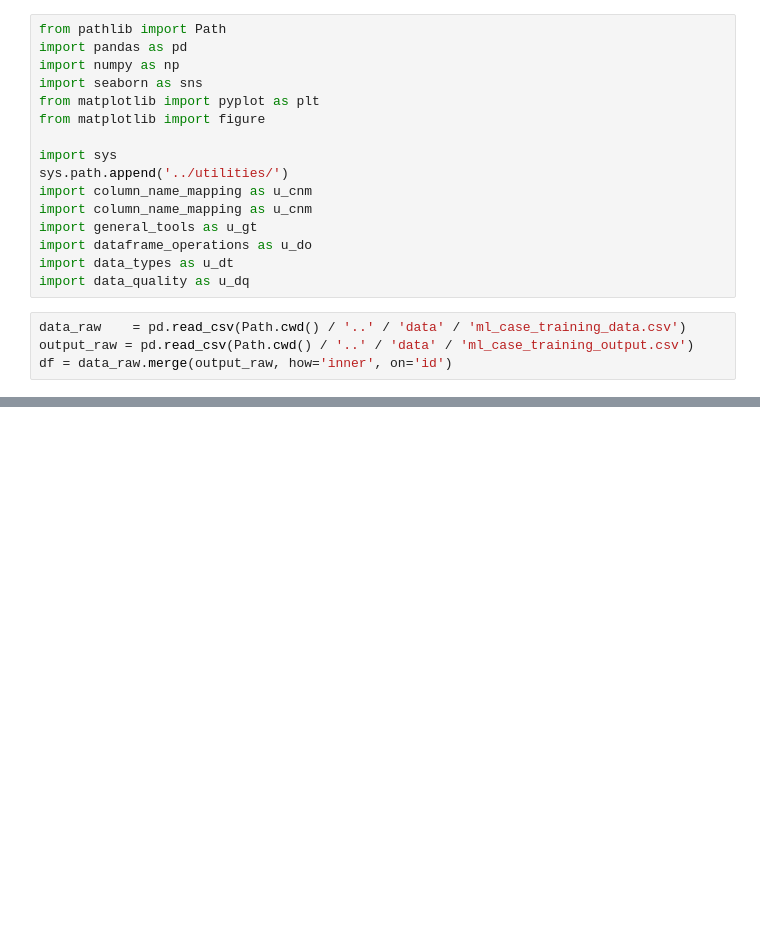
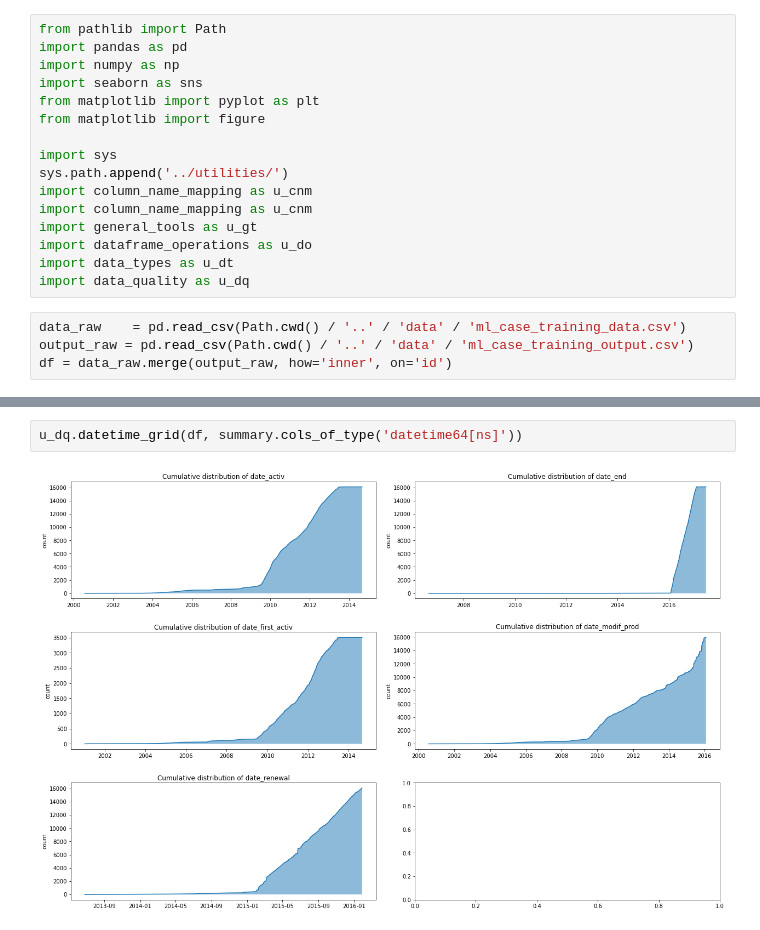
Before and after one commit to tomasforsberg/utilities, a Jupyter notebook: notebooks/utilities testing.ipynb, the cells around one changed output, grey strips where cells are left out. Drawn from its saved outputs; the diff is of its cells as text; blank space fills up the shorter version.

```diff
--- a/notebooks/utilities testing.ipynb
+++ b/notebooks/utilities testing.ipynb
@@ -24,0 +59,4 @@ Available dtypes: ['object', 'float64', 'int64']
+# %%
+u_dq.datetime_grid(df, summary.cols_of_type('datetime64[ns]'))
+# %% [output]
+[figure, added]
```
Also changed, not shown: parts of 5 cells of this notebook, 1 other file.
